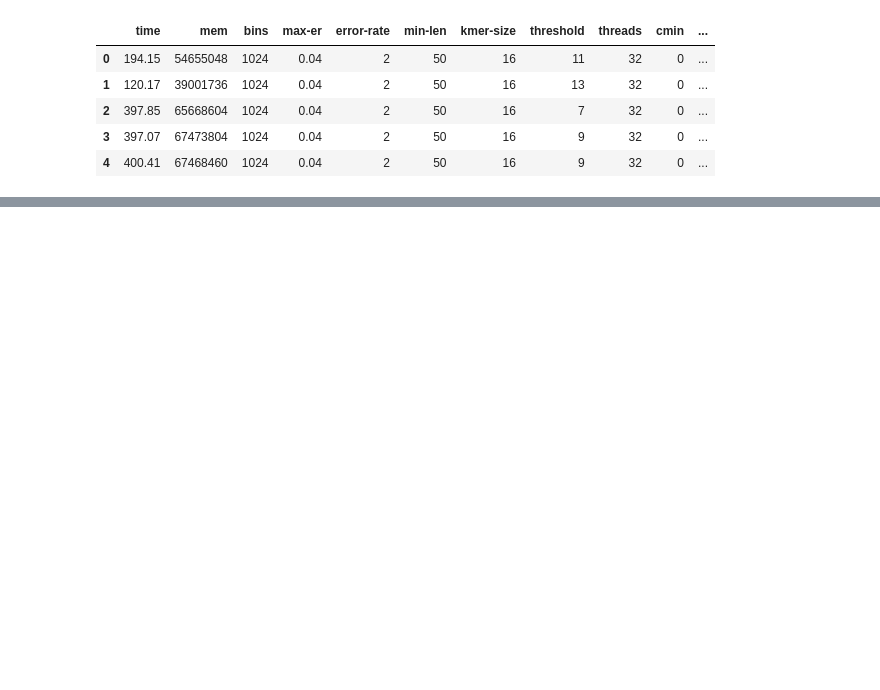
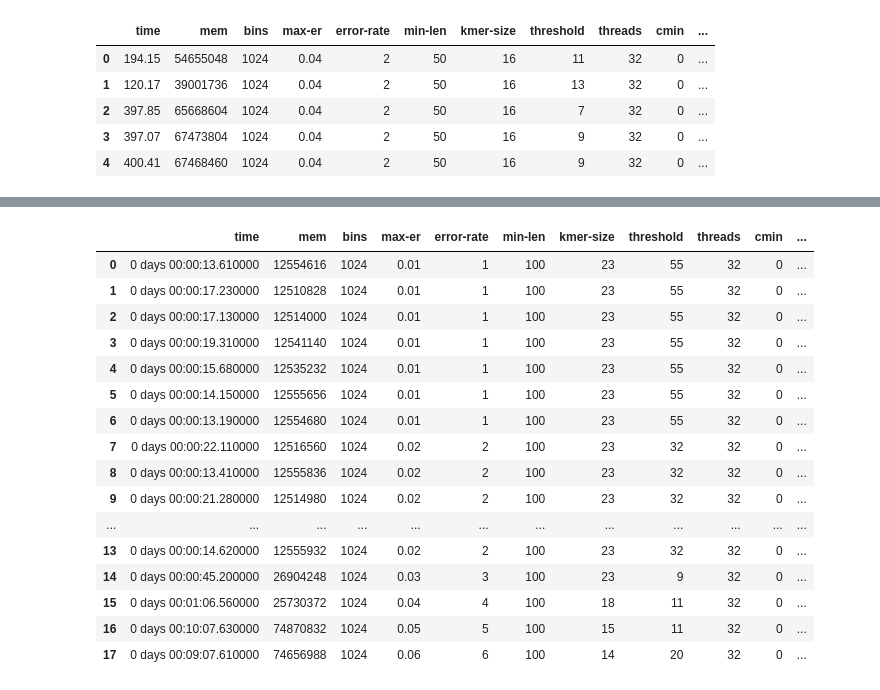
Before and after one commit to eaasna/test-DREAM-stellar, a Jupyter notebook: work-python/runtime_results/Reference genomes (masked).ipynb, the cells around one changed output, grey strips where cells are left out. Drawn from its saved outputs; the diff is of its cells as text; code cells hidden in the pictures; blank space fills up the shorter version.

```diff
--- a/work-python/runtime_results/Reference genomes (masked).ipynb
+++ b/work-python/runtime_results/Reference genomes (masked).ipynb
@@ -127,6 +148,9 @@ time_dream_masked_k_t.head()
 | 4 | 400.41 | 67468460 | 1024 | 0.04 | 2 | 50 | 16 | 9 | 32 | 0 | ... |
 # %%
 filename = "mouse/dream_masked_k_t2/search_valik.time"
-time_dream_masked_k_t2 = read_time_df(filename)
-time_dream_masked_k_t2.head()
+dream_masked_k_t2 = read_time_df(filename)
+stellar_only = pd.concat([stellar_only, get_stellar_only(dream_masked_k_t2)])
+dream_masked_k_t2 = dream_masked_k_t2[(dream_masked_k_t2["kmer-size"] != -1) & (dream_masked_k_t2["threshold"] != -1)]
+dream_masked_k_t2 = give_ungapped_kmer_stats(dream_masked_k_t2)
+dream_masked_k_t2.head()
 # %% [output]
@@ -133,0 +163,8 @@ KeyError: "['kmer-size', 'threshold'] not in index"
+# %%
+filename = "mouse/dream_masked_s/search_valik.time"
+dream_masked_s = read_time_df(filename)
+dream_masked_s["shape"] = dream_masked_s["kmer-size"]
+
+dream_masked_s["kmer-size"] = dream_masked_s["shape"].apply(lambda x: len(str(x)))
+dream_masked_s["kmer-weight"] = dream_masked_s["shape"].apply(lambda x: str(x).count("1"))
+dream_masked_s.head()
@@ -133,0 +195,5 @@ KeyError: "['kmer-size', 'threshold'] not in index"
+# %%
+dream = pd.concat([dream_masked, dream_masked_k, dream_masked_k_t, dream_masked_k_t2, dream_masked_s])
+make_timedelta(dream)
+dream = dream.sort_values('error-rate')
+dream.head()
@@ -133,0 +207,27 @@ KeyError: "['kmer-size', 'threshold'] not in index"
+# %%
+dream_l100 = dream[dream["min-len"] == 100]
+dream_l100.reset_index(drop = True, inplace = True)
+dream_l50 = dream[dream["min-len"] == 50]
+dream_l50.reset_index(drop = True, inplace = True)
+dream_l30 = dream[dream["min-len"] == 30]
+dream_l30.reset_index(drop = True, inplace = True)
+# %%
+get_highest_accuracy(dream_l100)
+# %% [output]
+|  | time | mem | bins | max-er | error-rate | min-len | kmer-size | threshold | threads | cmin | ... |
+| 0 | 0 days 00:00:13.610000 | 12554616 | 1024 | 0.01 | 1 | 100 | 23 | 55 | 32 | 0 | ... |
+| 1 | 0 days 00:00:17.230000 | 12510828 | 1024 | 0.01 | 1 | 100 | 23 | 55 | 32 | 0 | ... |
+| 2 | 0 days 00:00:17.130000 | 12514000 | 1024 | 0.01 | 1 | 100 | 23 | 55 | 32 | 0 | ... |
+| 3 | 0 days 00:00:19.310000 | 12541140 | 1024 | 0.01 | 1 | 100 | 23 | 55 | 32 | 0 | ... |
+| 4 | 0 days 00:00:15.680000 | 12535232 | 1024 | 0.01 | 1 | 100 | 23 | 55 | 32 | 0 | ... |
+| 5 | 0 days 00:00:14.150000 | 12555656 | 1024 | 0.01 | 1 | 100 | 23 | 55 | 32 | 0 | ... |
+| 6 | 0 days 00:00:13.190000 | 12554680 | 1024 | 0.01 | 1 | 100 | 23 | 55 | 32 | 0 | ... |
+| 7 | 0 days 00:00:22.110000 | 12516560 | 1024 | 0.02 | 2 | 100 | 23 | 32 | 32 | 0 | ... |
+| 8 | 0 days 00:00:13.410000 | 12555836 | 1024 | 0.02 | 2 | 100 | 23 | 32 | 32 | 0 | ... |
+| 9 | 0 days 00:00:21.280000 | 12514980 | 1024 | 0.02 | 2 | 100 | 23 | 32 | 32 | 0 | ... |
+| ... | ... | ... | ... | ... | ... | ... | ... | ... | ... | ... | ... |
+| 13 | 0 days 00:00:14.620000 | 12555932 | 1024 | 0.02 | 2 | 100 | 23 | 32 | 32 | 0 | ... |
+| 14 | 0 days 00:00:45.200000 | 26904248 | 1024 | 0.03 | 3 | 100 | 23 | 9 | 32 | 0 | ... |
+| 15 | 0 days 00:01:06.560000 | 25730372 | 1024 | 0.04 | 4 | 100 | 18 | 11 | 32 | 0 | ... |
+| 16 | 0 days 00:10:07.630000 | 74870832 | 1024 | 0.05 | 5 | 100 | 15 | 11 | 32 | 0 | ... |
+| 17 | 0 days 00:09:07.610000 | 74656988 | 1024 | 0.06 | 6 | 100 | 14 | 20 | 32 | 0 | ... |
```
Also changed, not shown: parts of 15 cells of this notebook, 1 other file.
